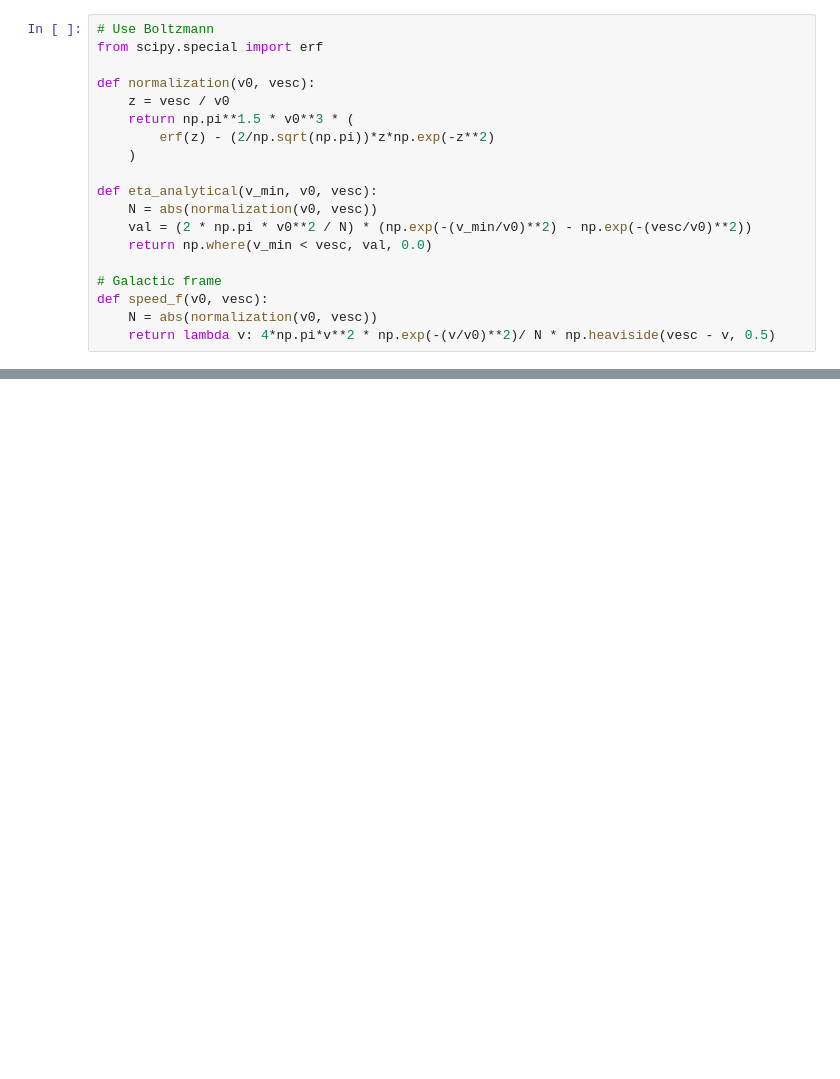
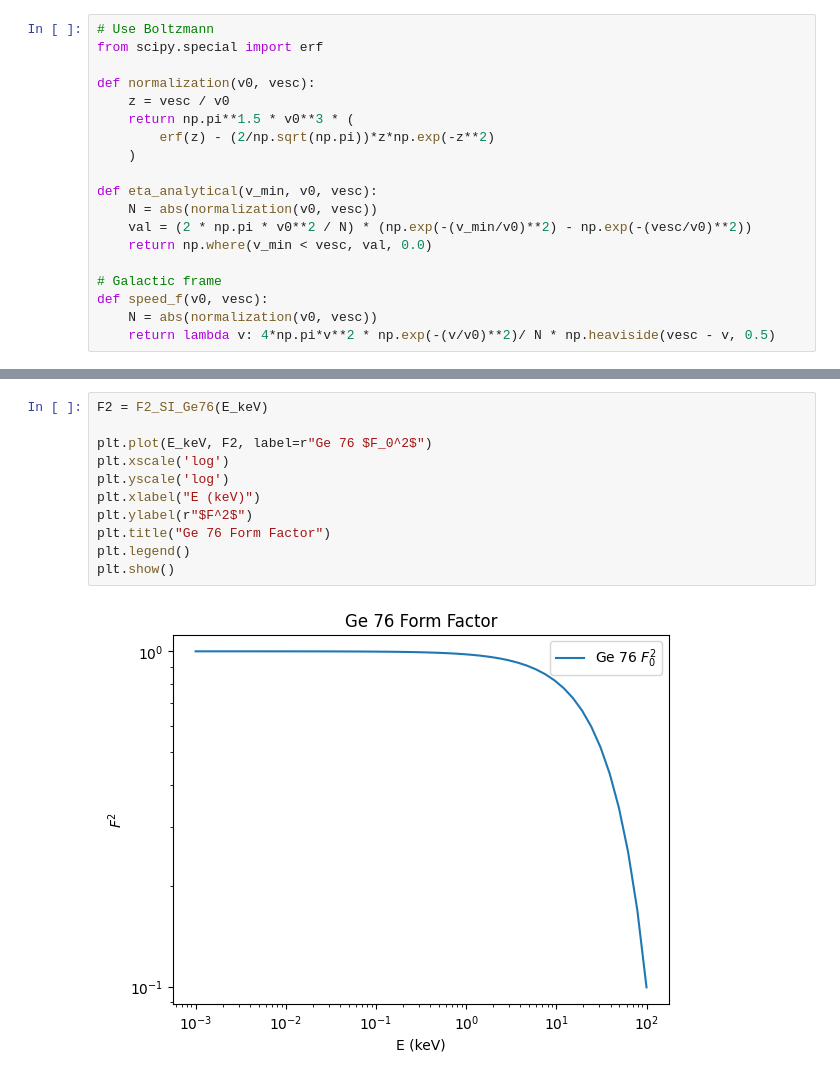
Before and after one commit to tiagocamison/WIMP-LEGEND, a Jupyter notebook: WIMP_O1_spectrum.ipynb, the cells around one changed output, grey strips where cells are left out. Drawn from its saved outputs; the diff is of its cells as text; blank space fills up the shorter version.

```diff
--- a/WIMP_O1_spectrum.ipynb
+++ b/WIMP_O1_spectrum.ipynb
@@ -114,0 +204,13 @@ print(v0, vesc)
+# %%
+F2 = F2_SI_Ge76(E_keV)
+
+plt.plot(E_keV, F2, label=r"Ge 76 $F_0^2$")
+plt.xscale('log')
+plt.yscale('log')
+plt.xlabel("E (keV)")
+plt.ylabel(r"$F^2$")
+plt.title("Ge 76 Form Factor")
+plt.legend()
+plt.show()
+# %% [output]
+[figure, added]
```
Also changed, not shown: parts of 10 cells of this notebook.
